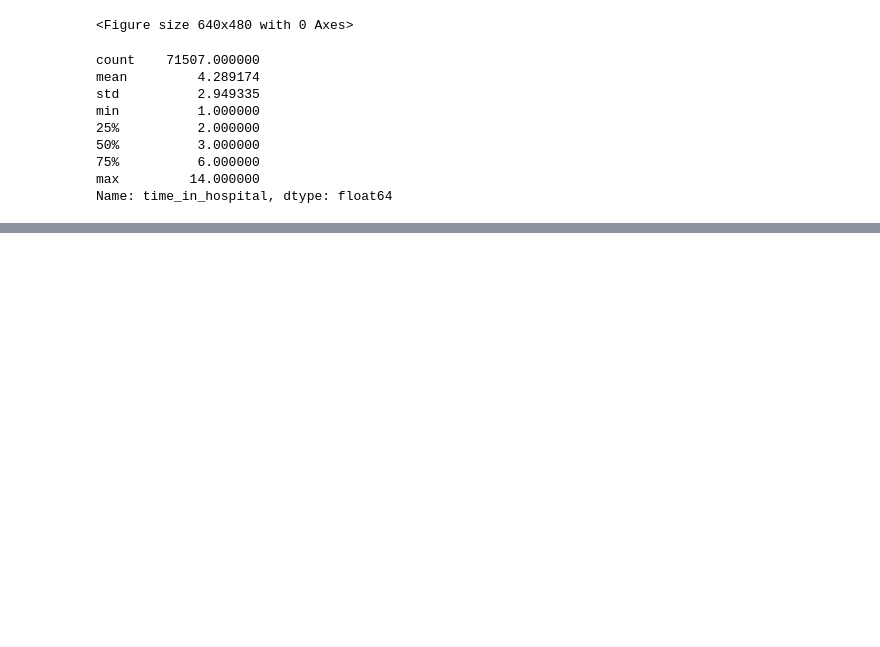
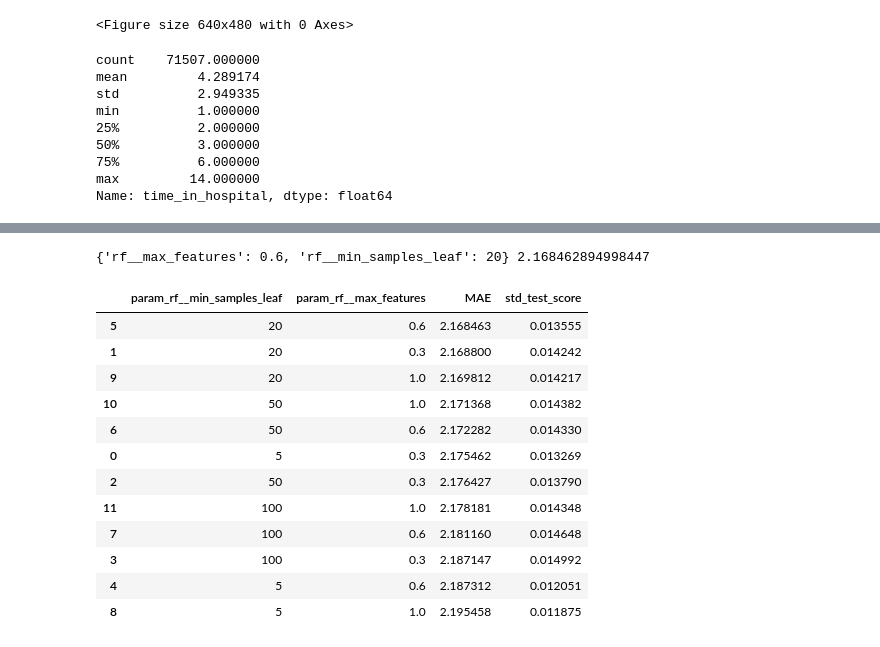
Before and after one commit to jettquitteau/diabetes_admission_length_prediction, a Jupyter notebook: diabetes_length_of_admission.ipynb, the cells around one changed output, grey strips where cells are left out. Drawn from its saved outputs; the diff is of its cells as text; code cells hidden in the pictures; blank space fills up the shorter version.

```diff
--- a/diabetes_length_of_admission.ipynb
+++ b/diabetes_length_of_admission.ipynb
@@ -350,0 +358,3 @@ Name: time_in_hospital, dtype: float64
+# %%
+X_train, X_test, y_train, y_test = train_test_split(X, y, test_size=0.2, random_state=42)
+print(X_train.shape, X_test.shape)
@@ -350,0 +396,36 @@ Name: time_in_hospital, dtype: float64
+# %%
+model = Pipeline([
+    ("prep", preprocess),
+    ("rf", RandomForestRegressor(n_estimators=100, random_state=42)),
+])
+
+param_grid = {
+    "rf__min_samples_leaf": [5, 20, 50, 100],
+    "rf__max_features": [0.3, 0.6, 1.0],
+}
+
+search = GridSearchCV(model, param_grid, cv=5, scoring="neg_mean_absolute_error", n_jobs=-1)
+search.fit(X_train, y_train)
+
+print(search.best_params_, -search.best_score_)
+# %% [output]
+{'rf__max_features': 0.6, 'rf__min_samples_leaf': 20} 2.168462894998447
+# %%
+res = pd.DataFrame(search.cv_results_)
+res["MAE"] = -res["mean_test_score"]
+cols = ["param_rf__min_samples_leaf", "param_rf__max_features", "MAE", "std_test_score"]
+res[cols].sort_values("MAE")
+# %% [output]
+|  | param_rf__min_samples_leaf | param_rf__max_features | MAE | std_test_score |
+| 5 | 20 | 0.6 | 2.168463 | 0.013555 |
+| 1 | 20 | 0.3 | 2.168800 | 0.014242 |
+| 9 | 20 | 1.0 | 2.169812 | 0.014217 |
+| 10 | 50 | 1.0 | 2.171368 | 0.014382 |
+| 6 | 50 | 0.6 | 2.172282 | 0.014330 |
+| 0 | 5 | 0.3 | 2.175462 | 0.013269 |
+| 2 | 50 | 0.3 | 2.176427 | 0.013790 |
+| 11 | 100 | 1.0 | 2.178181 | 0.014348 |
+| 7 | 100 | 0.6 | 2.181160 | 0.014648 |
+| 3 | 100 | 0.3 | 2.187147 | 0.014992 |
+| 4 | 5 | 0.6 | 2.187312 | 0.012051 |
+| 8 | 5 | 1.0 | 2.195458 | 0.011875 |
```
Also changed, not shown: parts of 12 cells of this notebook, 1 other file.
